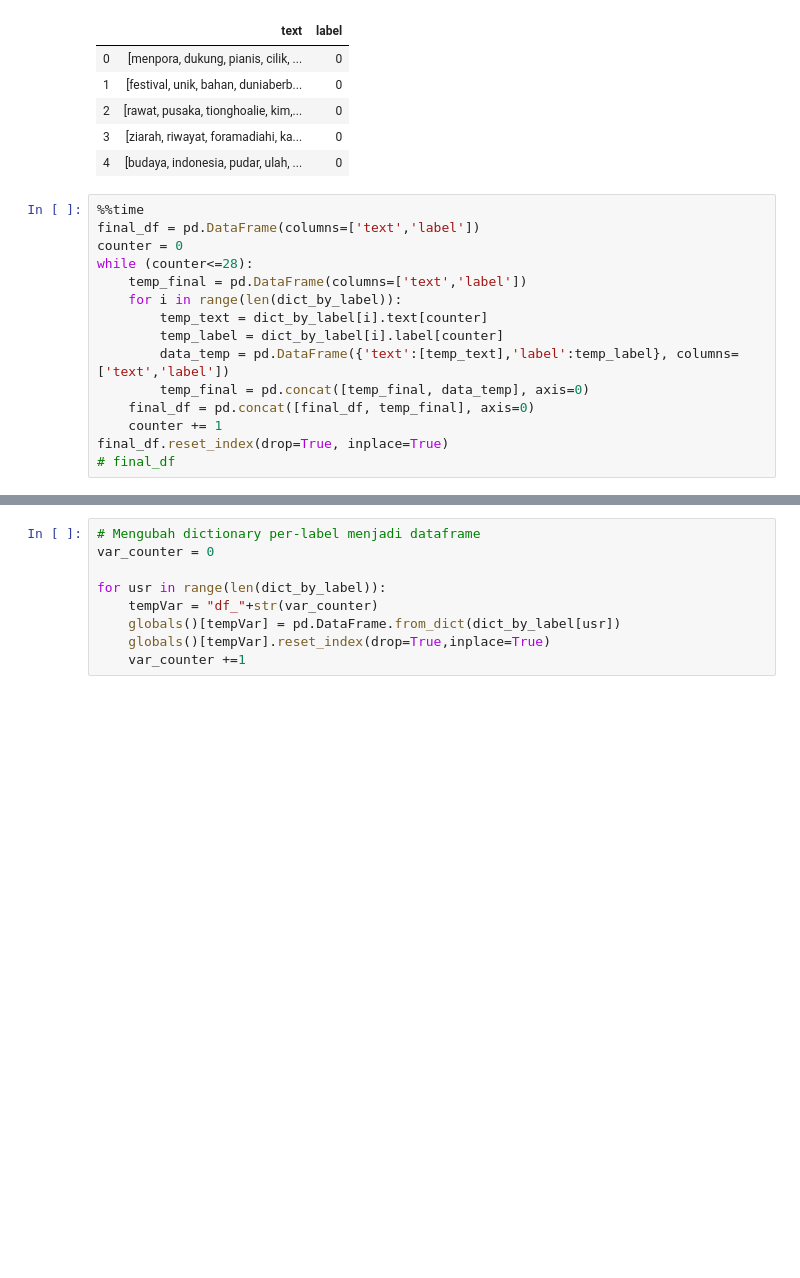
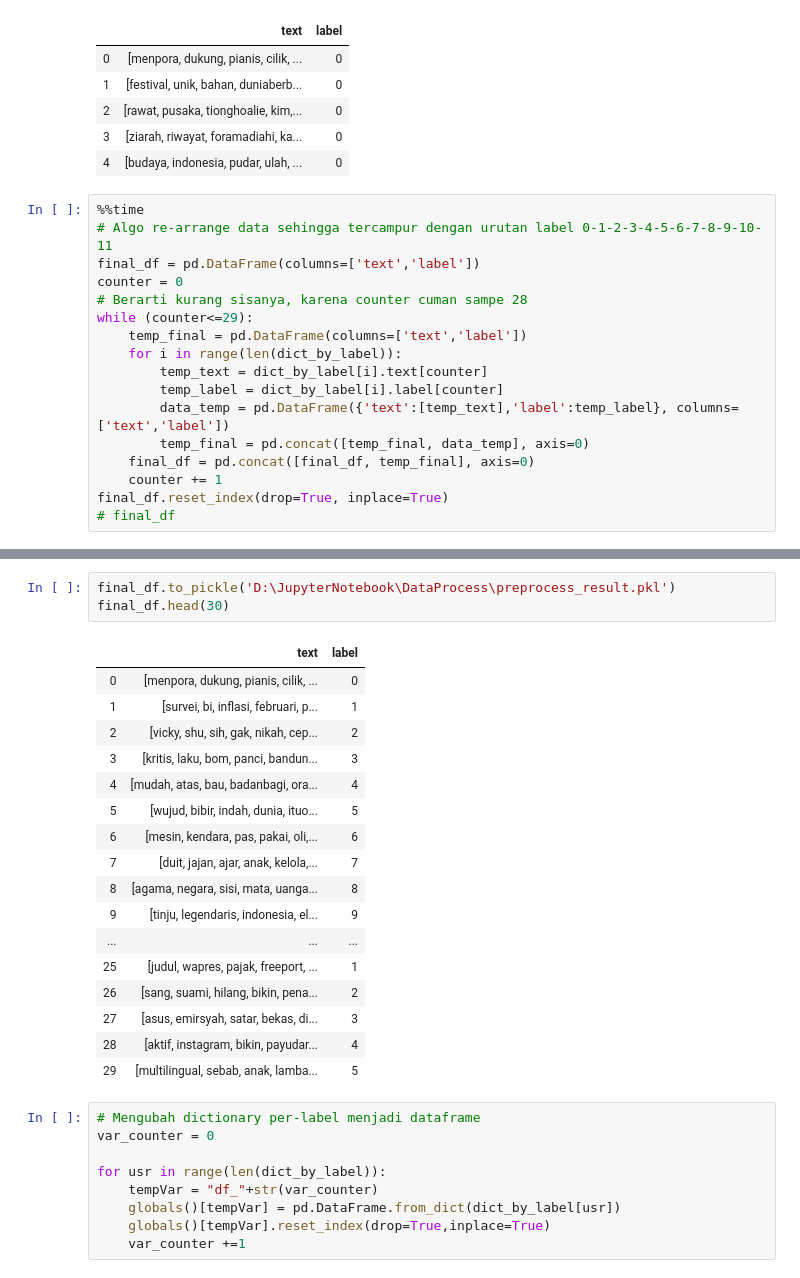
Before and after one commit to rickylukman/latihanakhir, a Jupyter notebook: Preprocessing_TA.ipynb, the cells around one changed output, grey strips where cells are left out. Cells and saved outputs as stored; diff of their text form; blank space fills up the shorter version.

Commit message:
fixing preprocess

```diff
--- a/Preprocessing_TA.ipynb
+++ b/Preprocessing_TA.ipynb
@@ -156,9 +217,11 @@ dict_by_label[0].head()
 | 4 | [budaya, indonesia, pudar, ulah, ... | 0 |
 # %%
 %%time
+# Algo re-arrange data sehingga tercampur dengan urutan label 0-1-2-3-4-5-6-7-8-9-10-11
 final_df = pd.DataFrame(columns=['text','label'])
 counter = 0
-while (counter<=28):
+# Berarti kurang sisanya, karena counter cuman sampe 28
+while (counter<=29):
     temp_final = pd.DataFrame(columns=['text','label'])
     for i in range(len(dict_by_label)):
         temp_text = dict_by_label[i].text[counter]
@@ -191,3 +253,24 @@ final_df
+# %%
+final_df.to_pickle('D:\JupyterNotebook\DataProcess\preprocess_result.pkl')
+final_df.head(30)
+# %% [output]
+|  | text | label |
+| 0 | [menpora, dukung, pianis, cilik, ... | 0 |
+| 1 | [survei, bi, inflasi, februari, p... | 1 |
+| 2 | [vicky, shu, sih, gak, nikah, cep... | 2 |
+| 3 | [kritis, laku, bom, panci, bandun... | 3 |
+| 4 | [mudah, atas, bau, badanbagi, ora... | 4 |
+| 5 | [wujud, bibir, indah, dunia, ituo... | 5 |
+| 6 | [mesin, kendara, pas, pakai, oli,... | 6 |
+| 7 | [duit, jajan, ajar, anak, kelola,... | 7 |
+| 8 | [agama, negara, sisi, mata, uanga... | 8 |
+| 9 | [tinju, legendaris, indonesia, el... | 9 |
+| ... | ... | ... |
+| 25 | [judul, wapres, pajak, freeport, ... | 1 |
+| 26 | [sang, suami, hilang, bikin, pena... | 2 |
+| 27 | [asus, emirsyah, satar, bekas, di... | 3 |
+| 28 | [aktif, instagram, bikin, payudar... | 4 |
+| 29 | [multilingual, sebab, anak, lamba... | 5 |
 # %%
 # Mengubah dictionary per-label menjadi dataframe
 var_counter = 0
```
Also changed, not shown: parts of 12 cells of this notebook.
